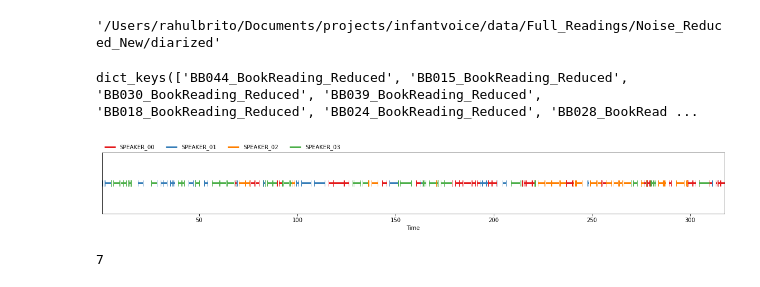
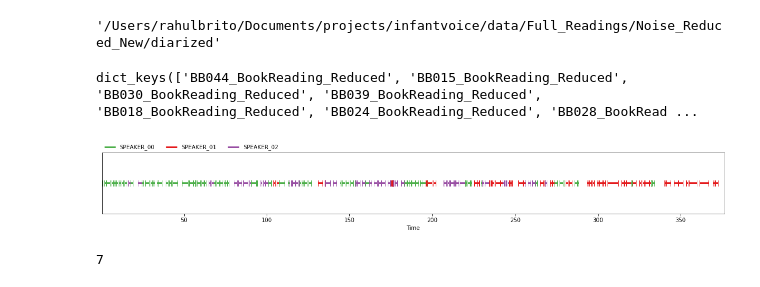
Before and after one commit to Rahul-Brito/infantvoice, a Jupyter notebook: scripts/Sohye Embedder.ipynb, the cells around one changed output. Saved outputs shown, nothing was run; the diff lists cells and outputs as text; code cells hidden in the pictures.

```diff
--- a/scripts/Sohye Embedder.ipynb
+++ b/scripts/Sohye Embedder.ipynb
@@ -132,9 +132,9 @@ diarized_raw.keys()
 # %% [output]
 dict_keys(['BB044_BookReading_Reduced', 'BB015_BookReading_Reduced', 'BB030_BookReading_Reduced', 'BB039_BookReading_Reduced', 'BB018_BookReading_Reduced', 'BB024_BookReading_Reduced', 'BB028_BookRead ...
 # %%
-diarized_raw['BB028_BookReading_Reduced']
+diarized_raw['BB018_BookReading_Reduced']
 # %% [output]
-[figure, old version]
+[figure, new version]
 # %%
 #speaker_map_json = '/Users/rahulbrito/Documents/projects/infantvoice/data/Full_Readings/Noise_Reduced/diarized/speaker_map.json'
 #with open(speaker_map_json) as json_file:
```
Also changed, not shown: parts of 2 cells of this notebook, 1 other file.
